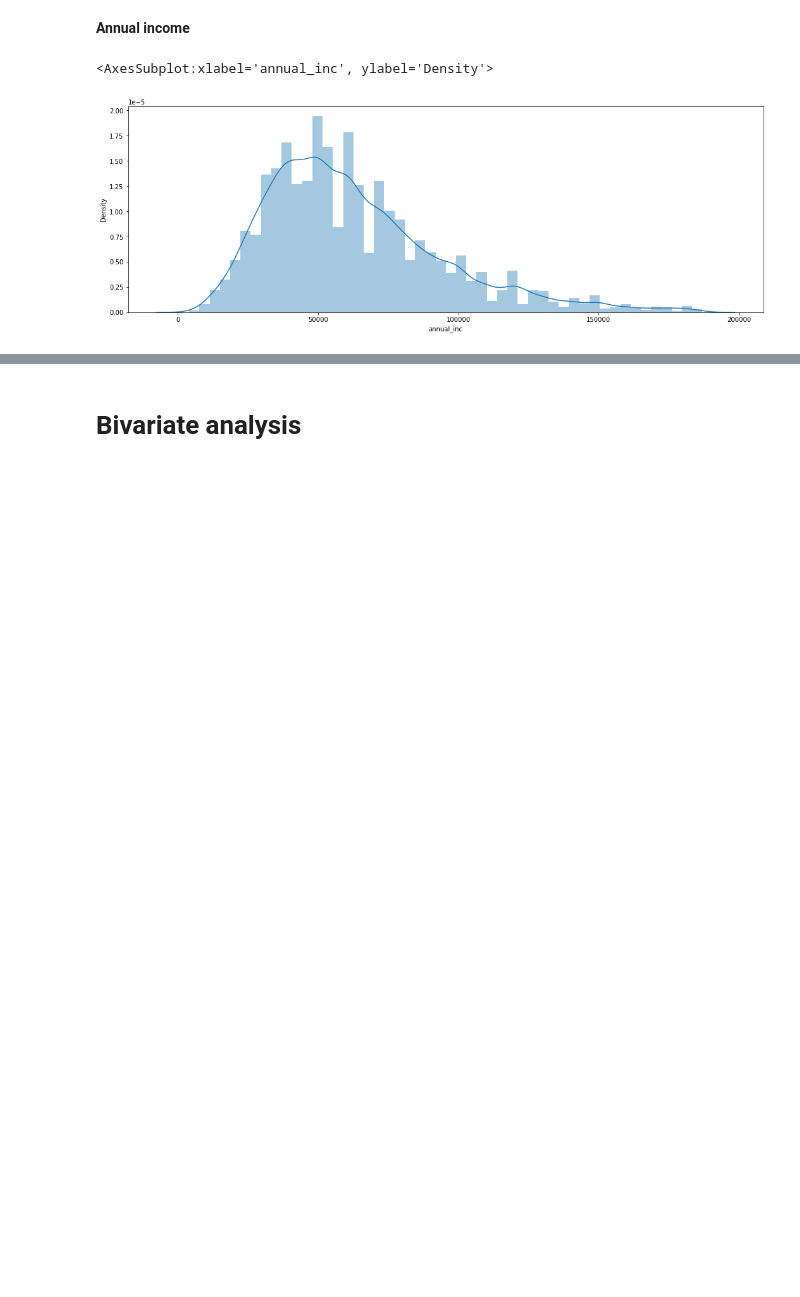
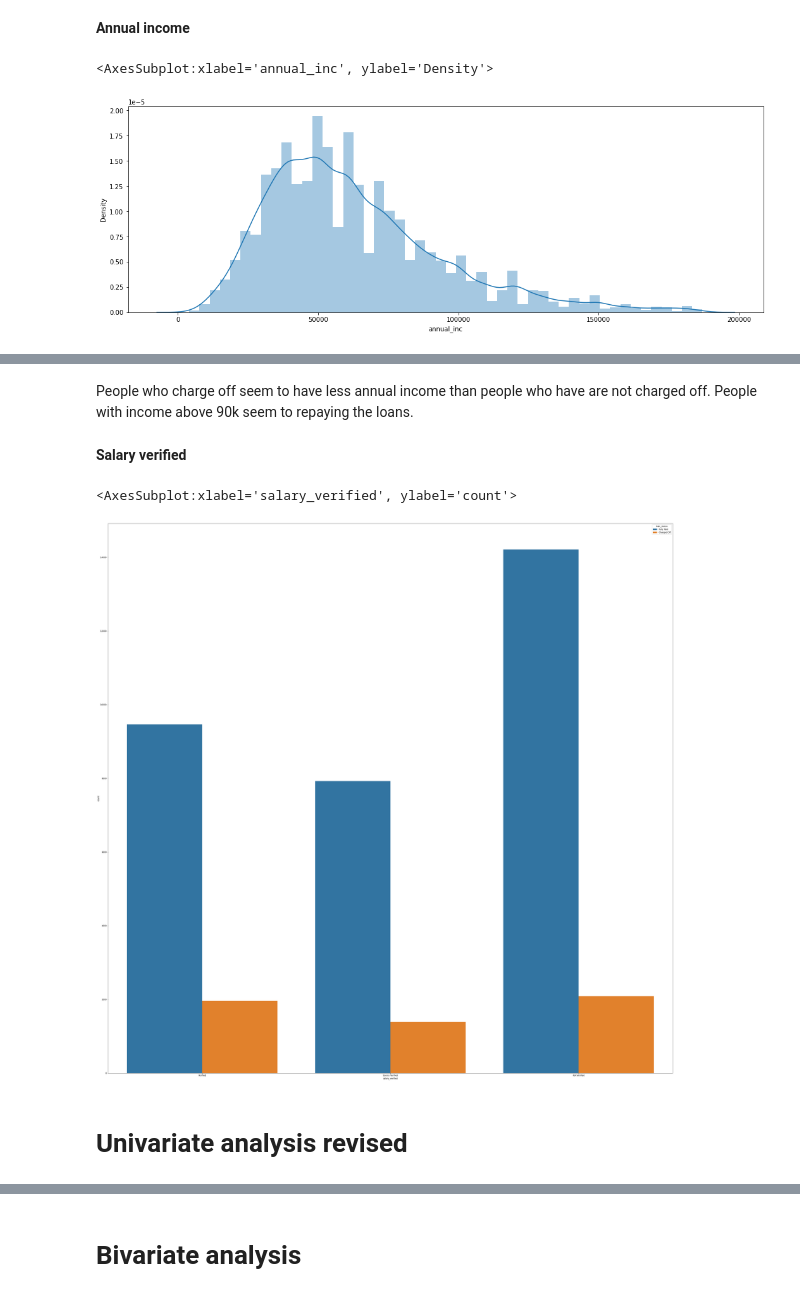
Before and after one commit to suchins3/LendingClub, a Jupyter notebook: Lending club case study.ipynb, the cells around one changed output, grey strips where cells are left out. Drawn from its saved outputs; the diff is of its cells as text; code cells hidden in the pictures; blank space fills up the shorter version.

Commit message:
Updated data cleaning pipeline, univariate analysis

```diff
--- a/Lending club case study.ipynb
+++ b/Lending club case study.ipynb
@@ -398,0 +451,13 @@ sns.distplot(df['annual_inc'])
+# %% [markdown]
+People who charge off seem to have less annual income than people who have are not charged off. People with income above 90k seem to repaying the loans.
+# %% [markdown]
+**Salary verified**
+# %%
+plt.figure(figsize=(50,50))
+plt.savefig('temp.jpeg')
+sns.countplot(df['salary_verified'], hue=df['loan_status'])
+# %% [output]
+<AxesSubplot:xlabel='salary_verified', ylabel='count'>
+[figure, added]
+# %% [markdown]
+# Univariate analysis revised
```
Also changed, not shown: parts of 43 cells of this notebook.
